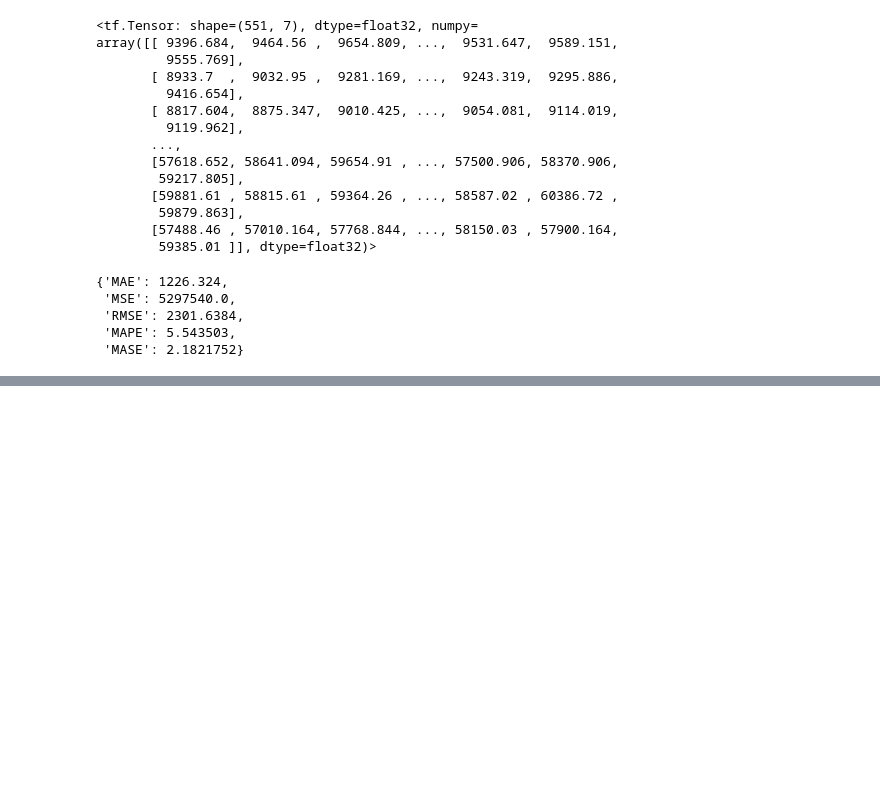
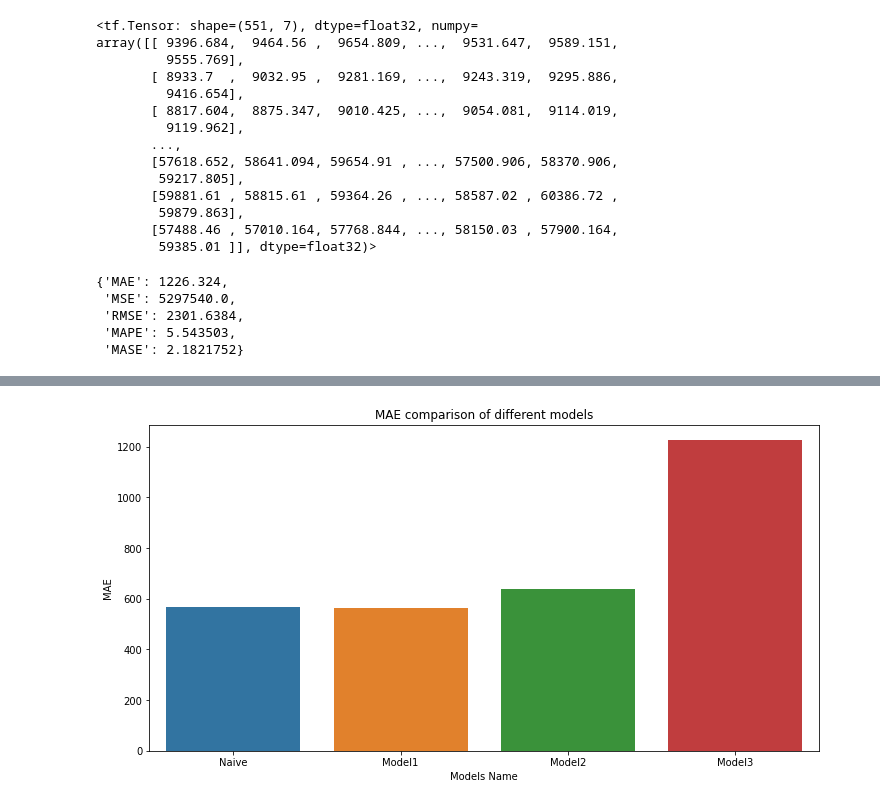
Before and after one commit to sugarbody/Time-Series-Forecasting, a Jupyter notebook: Time_Series_Forecasting.ipynb, the cells around one changed output, grey strips where cells are left out. Cells and saved outputs as stored; diff of their text form; code cells hidden in the pictures; blank space fills up the shorter version.

```diff
--- a/Time_Series_Forecasting.ipynb
+++ b/Time_Series_Forecasting.ipynb
@@ -323,14 +324,14 @@ mean_absolute_scaled_error(y_test[1:], naive_forecast).numpy()
 0.99957
 # %%
 def time_series_evaluation_metrics(y_true, y_pred):
-
-  if y_pred.shape[1] > 1:
-    mae = tf.reduce_mean(tf.keras.metrics.mean_absolute_error(y_true, y_pred))
-    mse = tf.reduce_mean(tf.keras.metrics.mean_squared_error(y_true, y_pred))
-    rmse = tf.reduce_mean(tf.sqrt(mse))
-    mape = tf.reduce_mean(tf.keras.metrics.mean_absolute_percentage_error(y_true, y_pred))
-    mase = tf.reduce_mean(mean_absolute_scaled_error(y_true, y_pred))
-  else:
+  try:
+    if y_pred.shape[1] > 1:
+      mae = tf.reduce_mean(tf.keras.metrics.mean_absolute_error(y_true, y_pred))
+      mse = tf.reduce_mean(tf.keras.metrics.mean_squared_error(y_true, y_pred))
+      rmse = tf.reduce_mean(tf.sqrt(mse))
+      mape = tf.reduce_mean(tf.keras.metrics.mean_absolute_percentage_error(y_true, y_pred))
+      mase = tf.reduce_mean(mean_absolute_scaled_error(y_true, y_pred))
+  except:
     mae = tf.keras.metrics.mean_absolute_error(y_true, y_pred)
     mse = tf.keras.metrics.mean_squared_error(y_true, y_pred)
     rmse = tf.sqrt(mse)
@@ -800,0 +816,20 @@ timeSeries_plot(timeSteps=X_test[-len(test_windows):], prices=model_3_preds, for
+# %%
+model_results = {'Naive':naive_result, 'Model1':model_1_results, 'Model2':model_2_results, 'Model3':model_3_results}
+# %%
+def make_pred_comparison(model_result, metric):
+  X = []
+  Y = []
+  for i in model_results.items():
+    x = X.append(i[0])
+    y = Y.append(i[1][metric])
+
+  plt.figure(figsize=(12, 6))
+  sns.barplot(x=X, y=Y)
+  plt.title(f"{metric} comparison of different models")
+  plt.xlabel('Models Name')
+  plt.ylabel(metric)
+  plt.show()
+# %%
+make_pred_comparison(model_results, 'MAE')
+# %% [output]
+[figure, added]
```
Also changed, not shown: parts of 13 cells of this notebook.
